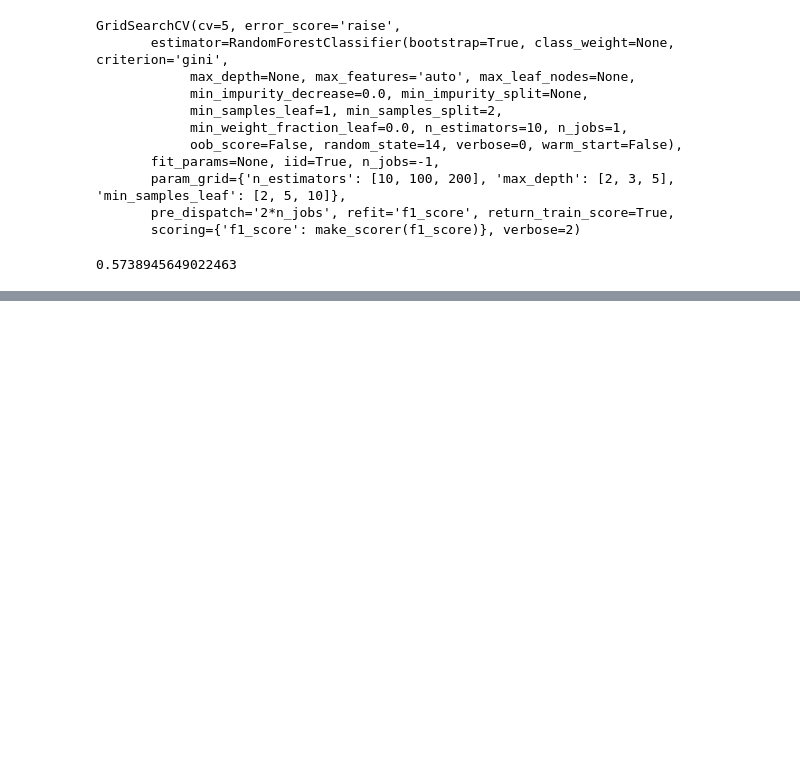
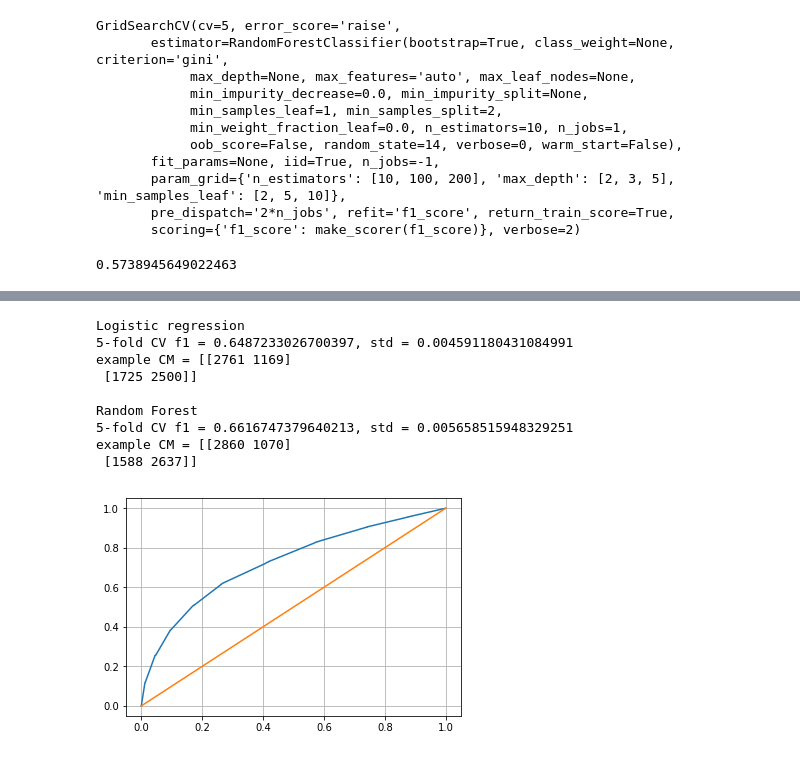
Before and after one commit to frolovconst/TC_w_ML, a Jupyter notebook: incidents_touch/accident_window_detection.ipynb, the cells around one changed output, grey strips where cells are left out. Drawn from its saved outputs; the diff is of its cells as text; code cells hidden in the pictures; blank space fills up the shorter version.

```diff
--- a/incidents_touch/accident_window_detection.ipynb
+++ b/incidents_touch/accident_window_detection.ipynb
@@ -165,2 +210,4 @@ test.drop(columns='Timestamp', inplace=True)
+# %%
+test = pd.read_csv('../data/PeMS/Incidents/work_folder/fst_dataset/extracted.csv')
 # %%
 tr_X, te_X, tr_y, te_y = train_test_split(test.drop(columns=['y', 'IncidentID']), test['y'], stratify=test.y)
@@ -199,7 +214,3 @@ CM = [[3730 1183]
-# %%
-dataset.drop(columns='Timestamp', inplace=True)
-# %%
-tr_X, te_X, tr_y, te_y = train_test_split(dataset.drop(columns=['y', 'IncidentID']), dataset['y'], stratify=dataset.y)
 # %%
 scaler = StandardScaler()
 # %%
@@ -301,0 +330,50 @@ dataset[dataset.y==1].shape
+# %%
+def score_dataset(dataset, drop_features=[], cv=5):
+    drop_cols = ['y', 'Timestamp', 'IncidentID'] + drop_features #, 'Longitude', 'Latitude'
+    tr_X, te_X, tr_y, te_y = train_test_split(dataset.drop(columns=drop_cols), dataset['y'], stratify=dataset.y, test_size=.2)
+    scaler = StandardScaler()
+    tr_X = scaler.fit_transform(tr_X)
+    te_X = scaler.transform(te_X)
+
+    print('Logistic regression')
+    logreg = LogisticRegression()
+    cv_res = cross_validate(logreg, tr_X, tr_y, n_jobs=-1, cv=cv, scoring={'f1_score' : make_scorer(f1_score)})
+    F1_score = cv_res['test_f1_score'].mean()
+    F1_var = cv_res['test_f1_score'].std()
+    print('{}-fold CV f1 = {}, std = {}'.format(cv, F1_score, F1_var))
+    logreg.fit(tr_X, tr_y)
+    predict = logreg.predict(te_X)
+    print('example CM =', confusion_matrix(te_y, predict))
+    print()
+
+    print('Random Forest')
+    forest = RandomForestClassifier(random_state=14)
+    cv_res = cross_validate(forest, tr_X, tr_y, n_jobs=-1, cv=cv, scoring={'f1_score' : make_scorer(f1_score)})
+    F1_score = cv_res['test_f1_score'].mean()
+    F1_var = cv_res['test_f1_score'].std()
+    print('{}-fold CV f1 = {}, std = {}'.format(cv, F1_score, F1_var))
+    forest.fit(tr_X, tr_y)
+    predict = forest.predict(te_X)
+    proba = forest.predict_proba(te_X)
+    print('example CM =', confusion_matrix(te_y, predict))
+    fpr, tpr, thresholds = roc_curve(te_y, proba[:,1])
+
+    plt.plot(fpr, tpr)
+    plt.plot([0,1], [0,1])
+    plt.grid()
+    plt.show()
+
+    print()
+# %%
+score_dataset(dataset)
+# %% [output]
+Logistic regression
+5-fold CV f1 = 0.6487233026700397, std = 0.004591180431084991
+example CM = [[2761 1169]
+ [1725 2500]]
+
+Random Forest
+5-fold CV f1 = 0.6616747379640213, std = 0.005658515948329251
+example CM = [[2860 1070]
+ [1588 2637]]
+[figure, added]
```
Also changed, not shown: parts of 59 cells of this notebook, 1 other file.
